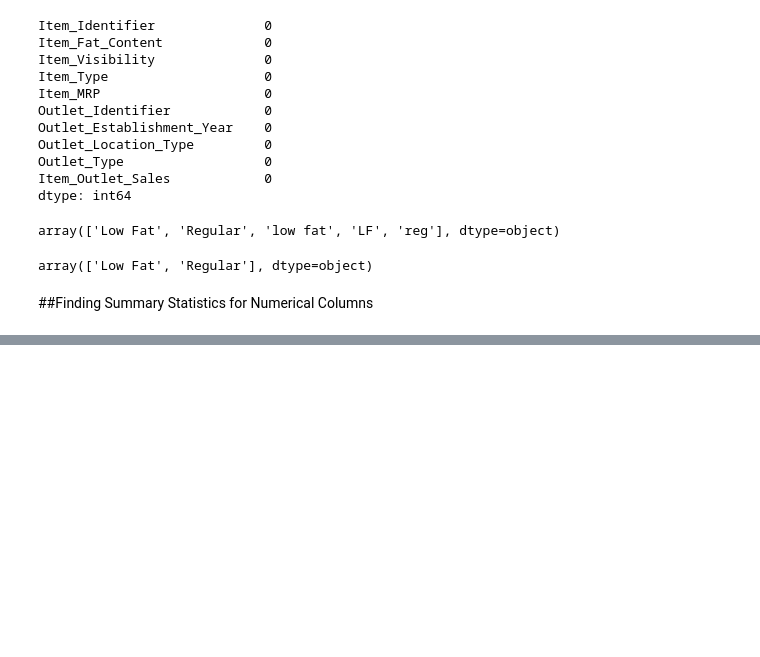
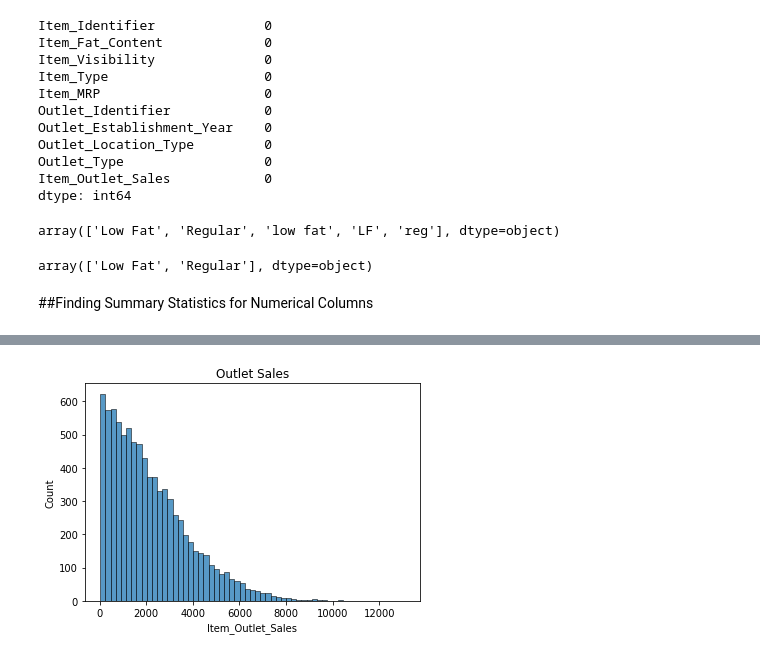
Before and after one commit to victoriawhite17/Sales_Predictions, a Jupyter notebook: Sales_Predictions.ipynb, the cells around one changed output, grey strips where cells are left out. Cells and saved outputs as stored; diff of their text form; code cells hidden in the pictures; blank space fills up the shorter version.

```diff
--- a/Sales_Predictions.ipynb
+++ b/Sales_Predictions.ipynb
@@ -122,0 +122,5 @@ df1['Item_Outlet_Sales'].mean()
+# %%
+ax = sns.histplot(data=df1, x='Item_Outlet_Sales')
+ax.set(title='Outlet Sales');
+# %% [output]
+[figure, added]
```
Also changed, not shown: parts of 14 cells of this notebook.
